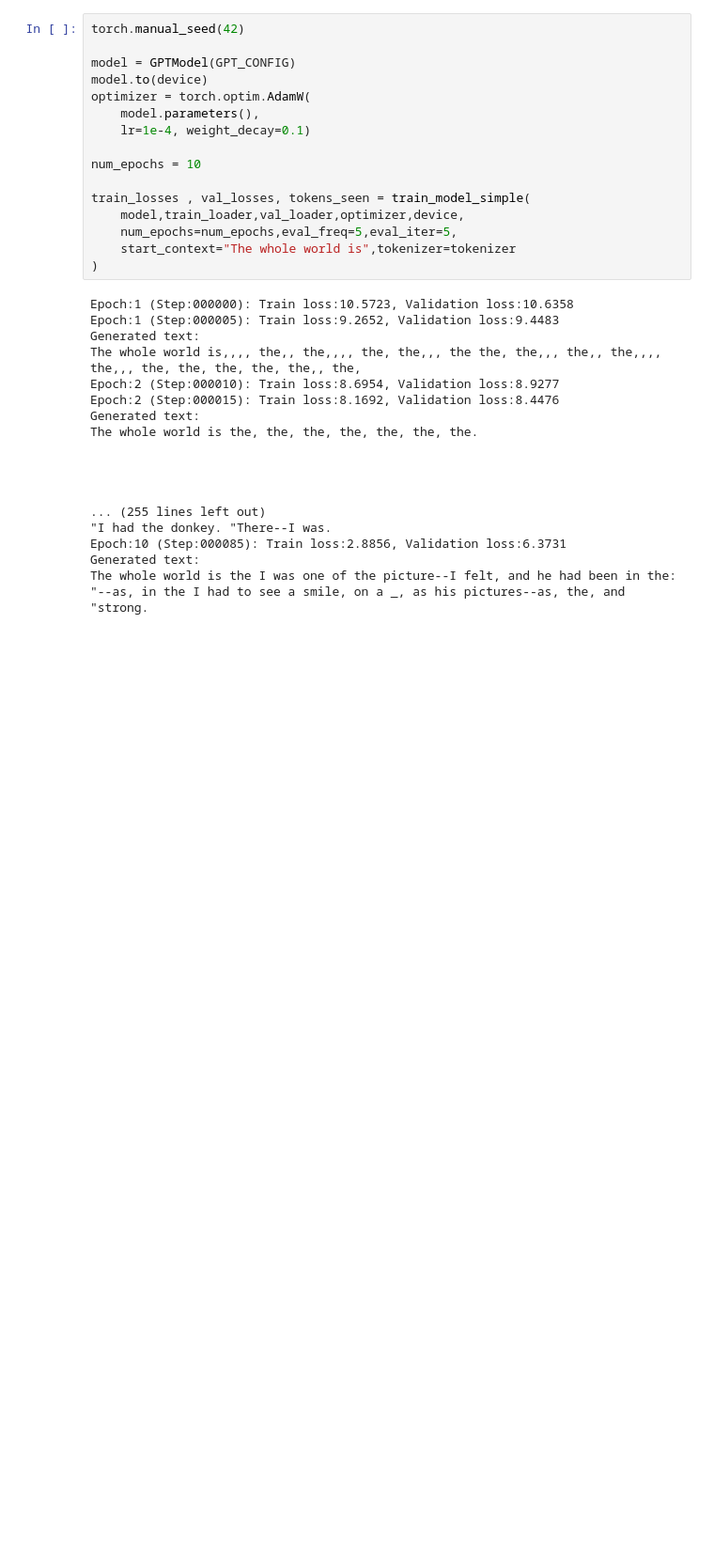
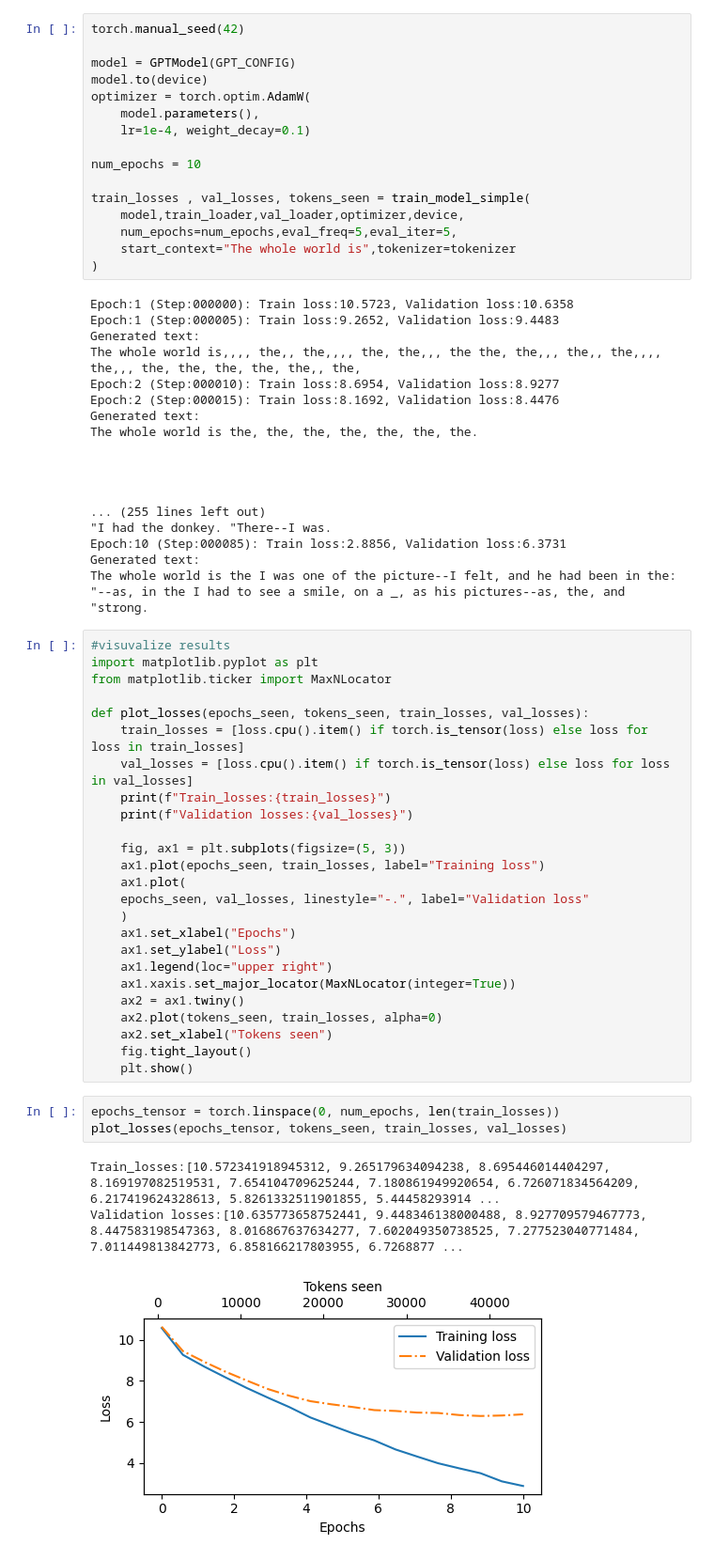
Before and after one commit to ash-01xor/Rebuild-LLM, a Jupyter notebook: Process/Pretraining/pretrain.ipynb, the cells around one changed output. Shown: that part at 94% size. Saved outputs shown, nothing was run; the diff lists cells and outputs as text; blank space fills up the shorter version.

```diff
--- a/Process/Pretraining/pretrain.ipynb
+++ b/Process/Pretraining/pretrain.ipynb
@@ -562,3 +562,35 @@ The whole world is the, the, the, the, the, the, the.
 Epoch:10 (Step:000085): Train loss:2.8856, Validation loss:6.3731
 Generated text:
 The whole world is the I was one of the picture--I felt, and he had been in the: "--as, in the I had to see a smile, on a _, as his pictures--as, the, and "strong.
+# %%
+#visuvalize results
+import matplotlib.pyplot as plt
+from matplotlib.ticker import MaxNLocator
+
+def plot_losses(epochs_seen, tokens_seen, train_losses, val_losses):
+    train_losses = [loss.cpu().item() if torch.is_tensor(loss) else loss for loss in train_losses]
+    val_losses = [loss.cpu().item() if torch.is_tensor(loss) else loss for loss in val_losses]
+    print(f"Train_losses:{train_losses}")
+    print(f"Validation losses:{val_losses}")
+
+    fig, ax1 = plt.subplots(figsize=(5, 3))
+    ax1.plot(epochs_seen, train_losses, label="Training loss")
+    ax1.plot(
+    epochs_seen, val_losses, linestyle="-.", label="Validation loss"
+    )
+    ax1.set_xlabel("Epochs")
+    ax1.set_ylabel("Loss")
+    ax1.legend(loc="upper right")
+    ax1.xaxis.set_major_locator(MaxNLocator(integer=True))
+    ax2 = ax1.twiny()
+    ax2.plot(tokens_seen, train_losses, alpha=0)
+    ax2.set_xlabel("Tokens seen")
+    fig.tight_layout()
+    plt.show()
+# %%
+epochs_tensor = torch.linspace(0, num_epochs, len(train_losses))
+plot_losses(epochs_tensor, tokens_seen, train_losses, val_losses)
+# %% [output]
+Train_losses:[10.572341918945312, 9.265179634094238, 8.695446014404297, 8.169197082519531, 7.654104709625244, 7.180861949920654, 6.726071834564209, 6.217419624328613, 5.8261332511901855, 5.44458293914 ...
+Validation losses:[10.635773658752441, 9.448346138000488, 8.927709579467773, 8.447583198547363, 8.016867637634277, 7.602049350738525, 7.277523040771484, 7.011449813842773, 6.858166217803955, 6.7268877 ...
+[figure, added]
```
Also changed, not shown: parts of 30 cells of this notebook.
